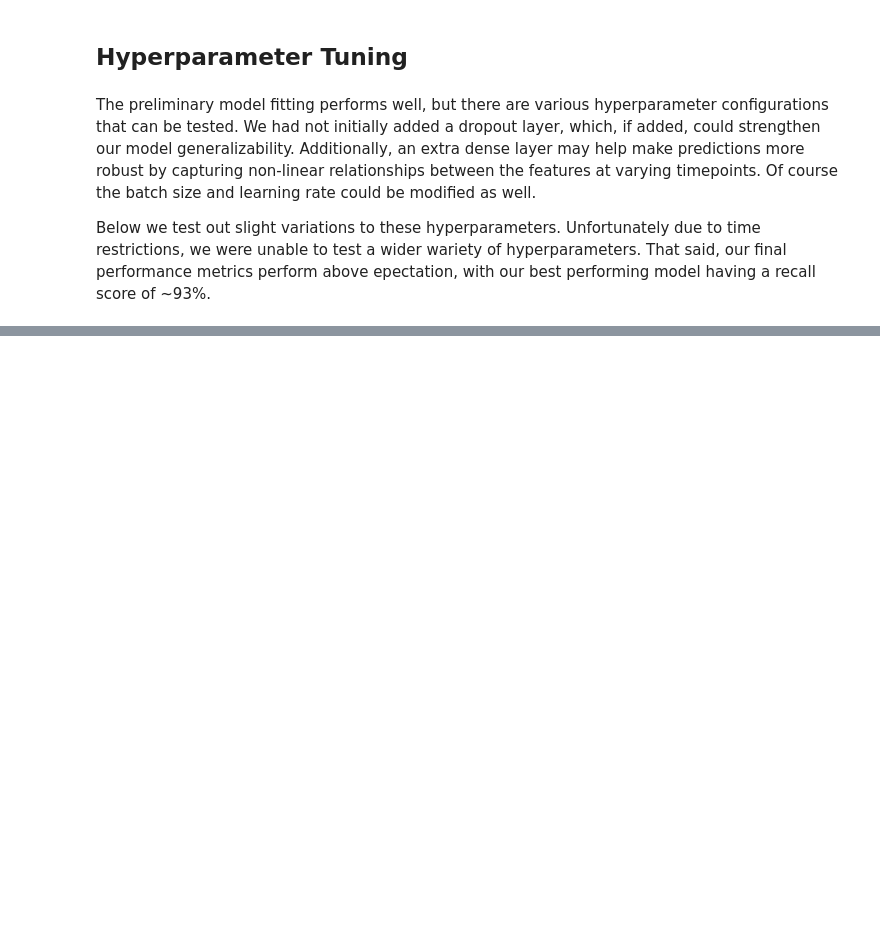
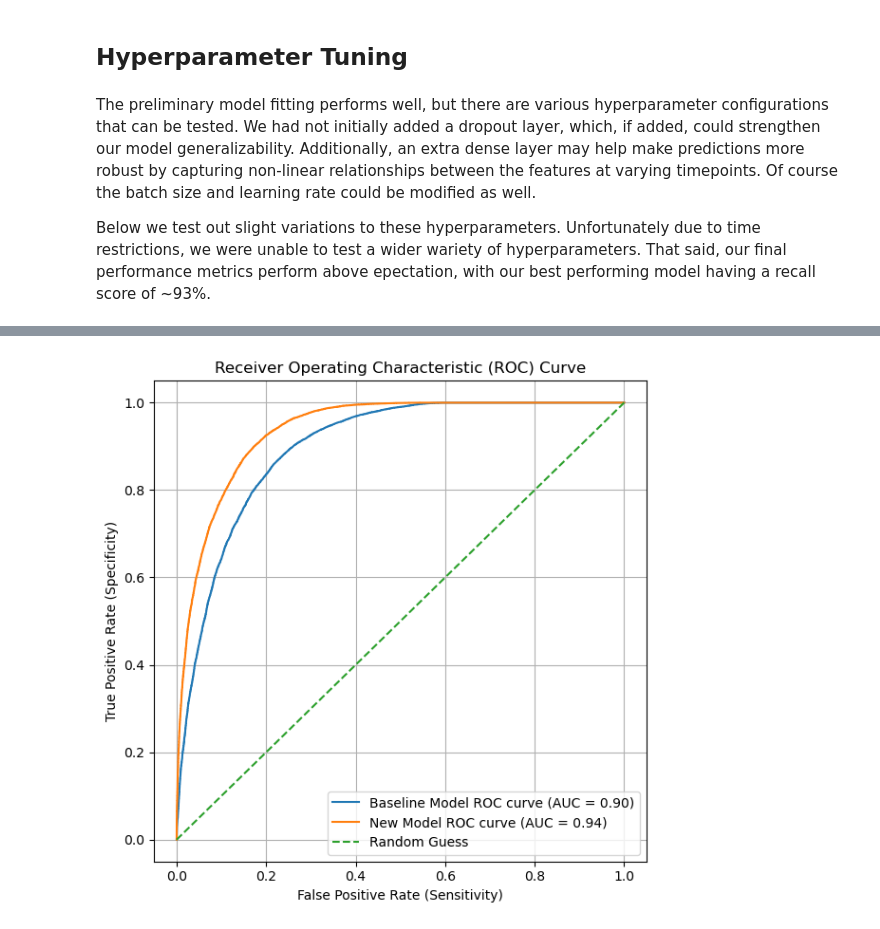
Before and after one commit to Mossd-2/DATASCI-207-Applied-Machine-Learning, a Jupyter notebook: project_notebook.ipynb, the cells around one changed output, grey strips where cells are left out. Drawn from its saved outputs; the diff is of its cells as text; code cells hidden in the pictures; blank space fills up the shorter version.

```diff
--- a/project_notebook.ipynb
+++ b/project_notebook.ipynb
@@ -1154,0 +1285,35 @@ print(f'Recall: {recall}')
+# %%
+
+# Creating the joint ROC curve graph
+f, axs = plt.subplots(1, 1, figsize=(6, 6))
+
+# Plot the first ROC curve
+RocCurveDisplay.from_predictions(
+    y_test,
+    test_baseline_mod_pred,
+    ax=axs,
+    name="Baseline Model ROC curve",
+)
+
+# Plot the second ROC curve
+RocCurveDisplay.from_predictions(
+    y_test,
+    predictions,
+    ax=axs,
+    name="New Model ROC curve",
+)
+
+# Plot the random guess line
+axs.plot([0, 1], [0, 1], linestyle='--', label='Random Guess')
+
+# Set titles and labels
+axs.set_title('Receiver Operating Characteristic (ROC) Curve')
+axs.set_xlabel('False Positive Rate (Sensitivity)')
+axs.set_ylabel('True Positive Rate (Specificity)')
+axs.grid(True)
+axs.legend()
+
+plt.tight_layout()
+plt.show()
+# %% [output]
+[figure, added]
```
Also changed, not shown: parts of 42 cells of this notebook.
